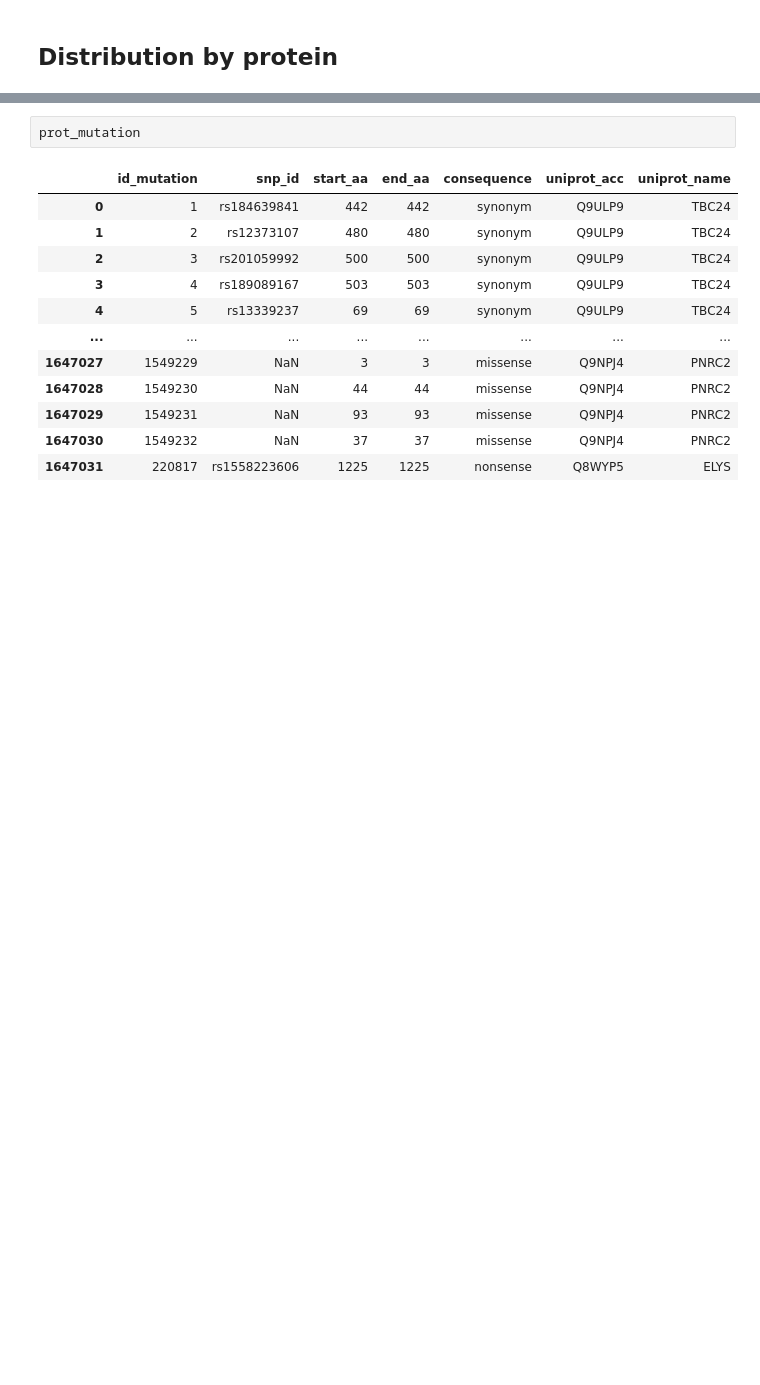
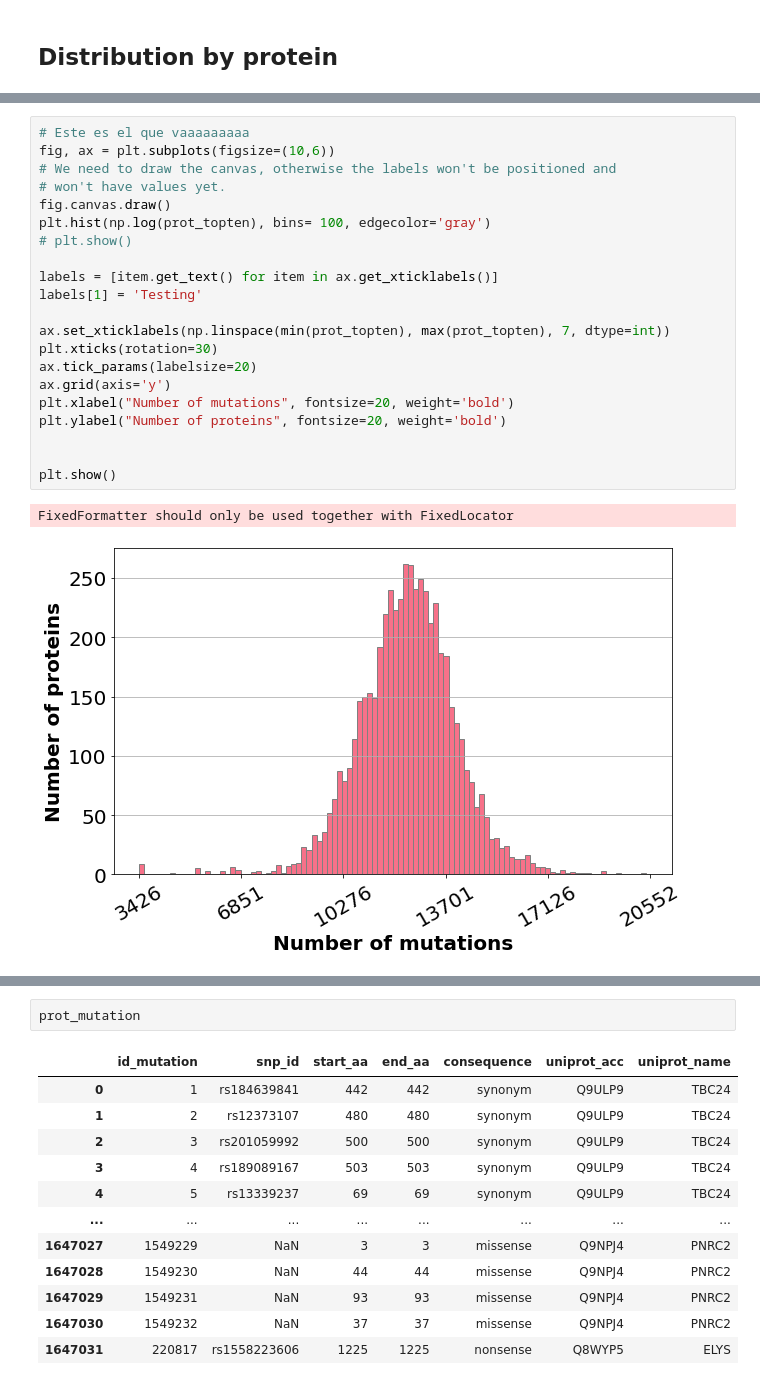
Before and after one commit to alvaro-2/mutations, a Jupyter notebook: disease_plots/some_plots.ipynb, the cells around one changed output, grey strips where cells are left out. Saved outputs shown, nothing was run; the diff lists cells and outputs as text; blank space fills up the shorter version.

```diff
--- a/disease_plots/some_plots.ipynb
+++ b/disease_plots/some_plots.ipynb
@@ -191,0 +292,24 @@ plt.hist(np.log(prot_topten), bins= 100)
+# %%
+# Este es el que vaaaaaaaaa
+fig, ax = plt.subplots(figsize=(10,6))
+# We need to draw the canvas, otherwise the labels won't be positioned and
+# won't have values yet.
+fig.canvas.draw()
+plt.hist(np.log(prot_topten), bins= 100, edgecolor='gray')
+# plt.show()
+
+labels = [item.get_text() for item in ax.get_xticklabels()]
+labels[1] = 'Testing'
+
+ax.set_xticklabels(np.linspace(min(prot_topten), max(prot_topten), 7, dtype=int))
+plt.xticks(rotation=30)
+ax.tick_params(labelsize=20)
+ax.grid(axis='y')
+plt.xlabel("Number of mutations", fontsize=20, weight='bold')
+plt.ylabel("Number of proteins", fontsize=20, weight='bold')
+
+
+plt.show()
+# %% [output]
+FixedFormatter should only be used together with FixedLocator
+[figure, added]
```
Also changed, not shown: parts of 22 cells of this notebook.
